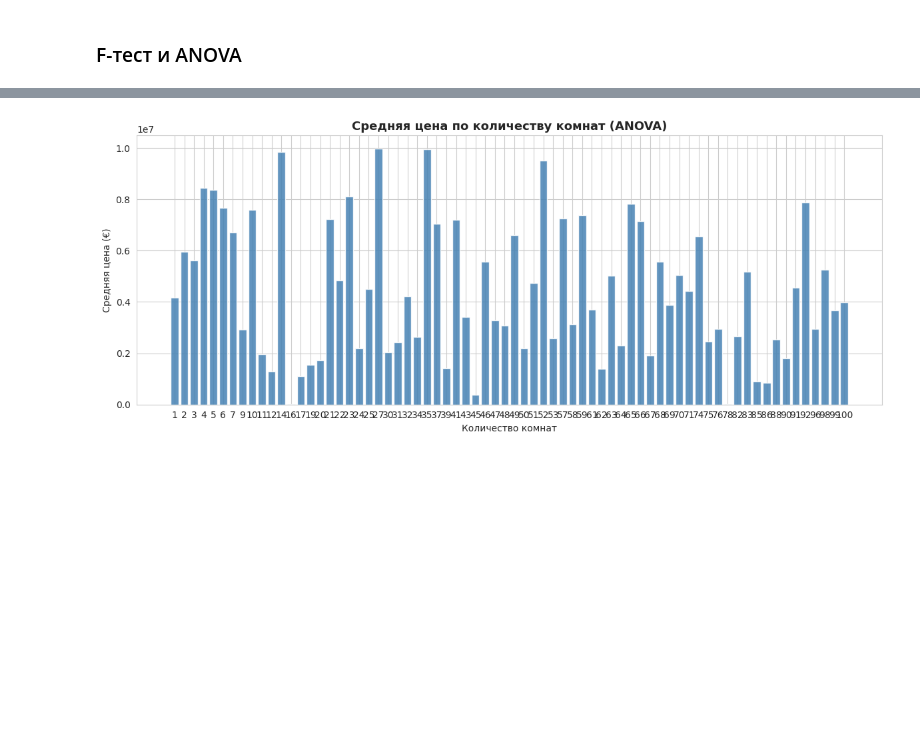
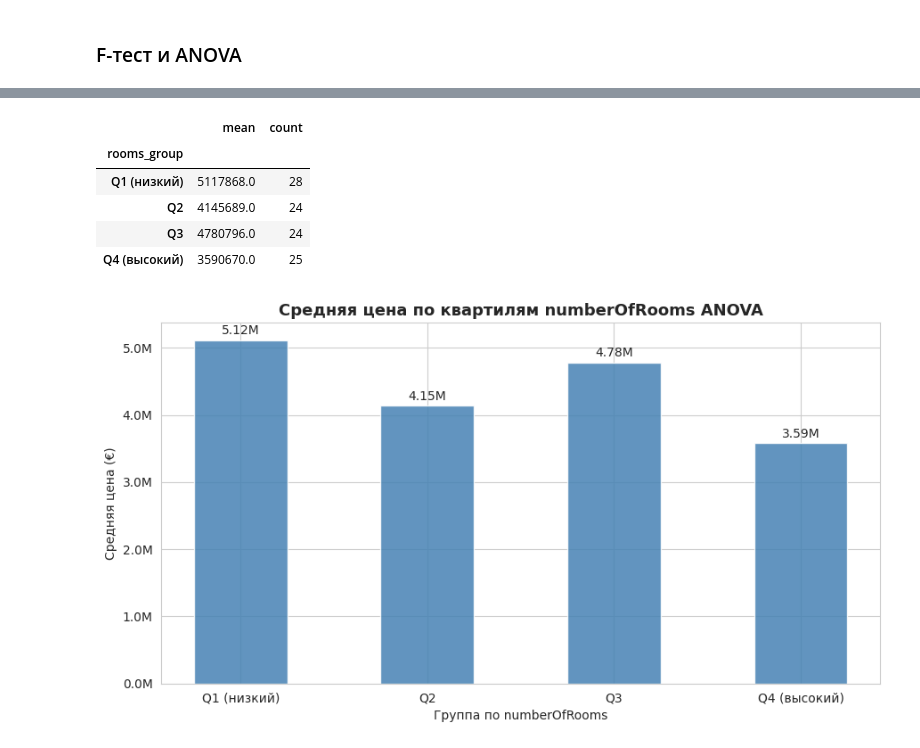
Before and after one commit to boshetunmay1/paris-real-estate-analysis, a Jupyter notebook: kursovaya.ipynb, the cells around one changed output, grey strips where cells are left out. Drawn from its saved outputs; the diff is of its cells as text; code cells hidden in the pictures; blank space fills up the shorter version.

```diff
--- a/kursovaya.ipynb
+++ b/kursovaya.ipynb
@@ -449,35 +449,53 @@ plt.show()
 # %% [markdown]
 ###  F-тест и ANOVA
 # %%
-print("=== F-тест Левена: равенство дисперсий price по наличию бассейна ===")
-group_no_pool  = df[df['hasPool'] == 0]['price']
-group_yes_pool = df[df['hasPool'] == 1]['price']
+from scipy.stats import levene, f_oneway
 
-lev_stat, lev_p = levene(group_no_pool, group_yes_pool)
+#F-тест Левена - равенство дисперсий price по hasStorageRoom
+#берем значимый признак из t-теста
+print("F-тест Левена: равенство дисперсий price по hasStorageRoom")
+group0 = df[df['hasStorageRoom'] == 0]['price']
+group1 = df[df['hasStorageRoom'] == 1]['price']
+
+lev_stat, lev_p = levene(group0, group1)
 print(f"Статистика Левена: {lev_stat:.4f}")
 print(f"p-value:           {lev_p:.4f}")
-print(f"Вывод: {'Дисперсии значимо различаются (H₀ отвергается) ✅' if lev_p < 0.05 else 'Дисперсии статистически равны (H₀ не отвергается) ❌'}")
+print(f"Вывод: {'Дисперсии значимо различаются' if lev_p < 0.05 else 'Дисперсии статистически равны'}")
 
-# ANOVA: сравнение средней цены по количеству комнат
-print("\n=== ANOVA: сравнение средней цены по numberOfRooms ===")
-rooms = df['numberOfRooms'].unique()
-groups_by_rooms = [df[df['numberOfRooms'] == r]['price'] for r in sorted(rooms)]
+#ANOVA: numberOfRooms разбиваем на 4 группы по квартилям
+print("\n ANOVA: средняя цена по квартилям numberOfRooms")
+df['rooms_group'] = pd.qcut(df['numberOfRooms'], q=4,
+                             labels=['Q1 (низкий)', 'Q2', 'Q3', 'Q4 (высокий)'])
 
-f_stat, anova_p = f_oneway(*groups_by_rooms)
+groups = [g['price'].values for _, g in df.groupby('rooms_group', observed=True)]
+f_stat, anova_p = f_oneway(*groups)
 print(f"F-статистика: {f_stat:.4f}")
 print(f"p-value:      {anova_p:.4f}")
-print(f"Вывод: {'Средние цены значимо отличаются (H₀ отвергается) ✅' if anova_p < 0.05 else 'Различий не выявлено (H₀ не отвергается) ❌'}")
+print(f"Вывод: {'Средние цены значимо отличаются' if anova_p < 0.05 else 'Значимых различий не выявлено'}")
 
-# Визуализация ANOVA
-plt.figure(figsize=(12, 5))
-room_means = df.groupby('numberOfRooms')['price'].mean().reset_index()
-plt.bar(room_means['numberOfRooms'].astype(str),
-        room_means['price'],
-        color='steelblue', edgecolor='white', alpha=0.85)
-plt.title('Средняя цена по количеству комнат (ANOVA)',
+#средние по группам
+print("\nСредняя цена по группам numberOfRooms:")
+display(df.groupby('rooms_group', observed=True)['price'].agg(['mean','count']).round(0))
+
+#визуализация
+import matplotlib.ticker as mticker
+plt.figure(figsize=(9, 5))
+group_means = df.groupby('rooms_group', observed=True)['price'].mean()
+bars = plt.bar(group_means.index, group_means.values,
+               color='steelblue', edgecolor='white', alpha=0.85, width=0.5)
+for bar, val in zip(bars, group_means.values):
+    plt.text(bar.get_x() + bar.get_width()/2,
+             bar.get_height() * 1.01,
+             f'{val/1e6:.2f}M', ha='center', va='bottom', fontsize=10)
+plt.title('Средняя цена по квартилям numberOfRooms ANOVA',
           fontsize=13, fontweight='bold')
-plt.xlabel('Количество комнат')
+plt.xlabel('Группа по numberOfRooms')
 plt.ylabel('Средняя цена (€)')
+plt.gca().yaxis.set_major_formatter(
+    mticker.FuncFormatter(lambda x, _: f'{x/1e6:.1f}M'))
 plt.tight_layout()
 plt.show()
+
+#Удаление вспомогательного столбца
+df.drop(columns=['rooms_group'], inplace=True)
 # %% [output]
@@ -493 +513,7 @@ p-value:      0.6523
+|  | mean | count |
+| rooms_group |  |  |
+| Q1 (низкий) | 5117868.0 | 28 |
+| Q2 | 4145689.0 | 24 |
+| Q3 | 4780796.0 | 24 |
+| Q4 (высокий) | 3590670.0 | 25 |
-[figure, old version]
+[figure, new version]
```
Also changed, not shown: parts of 6 cells of this notebook.
